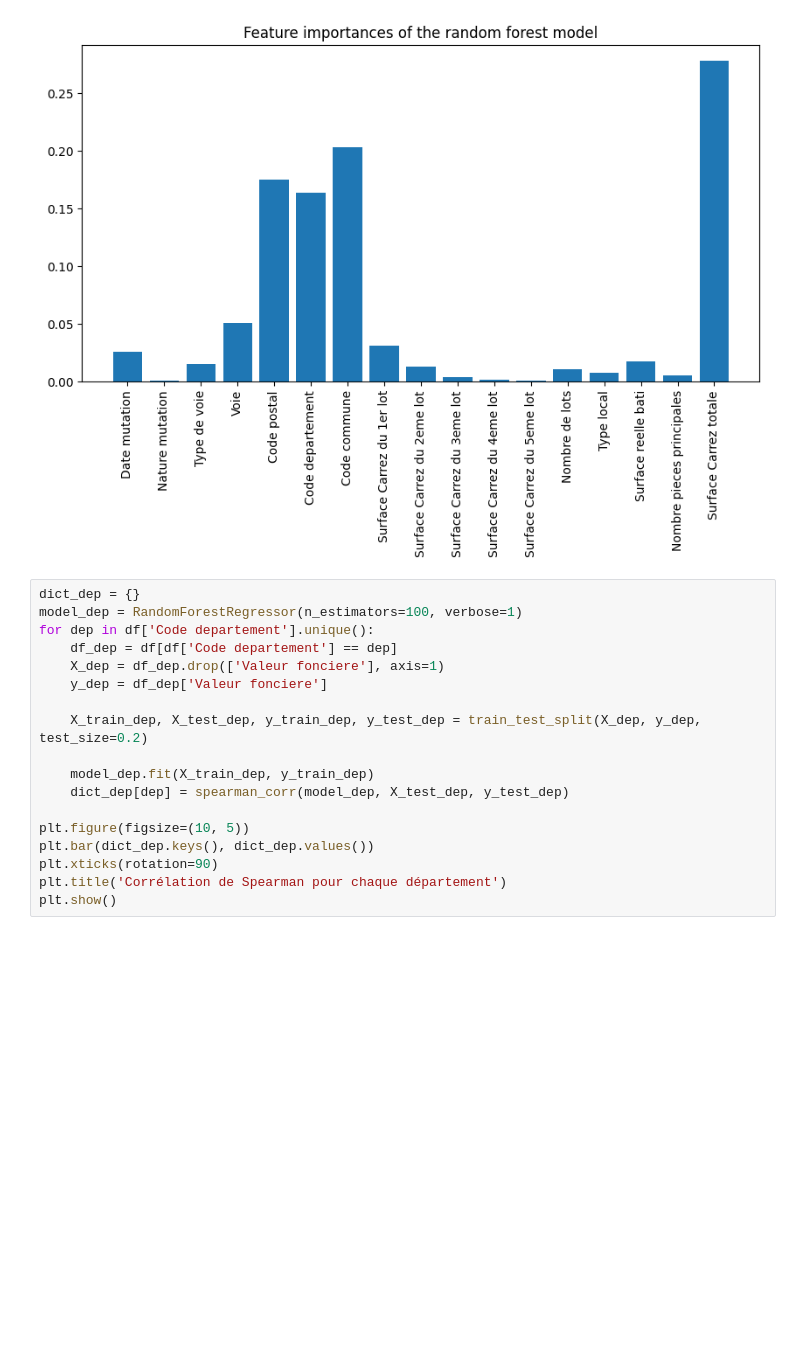
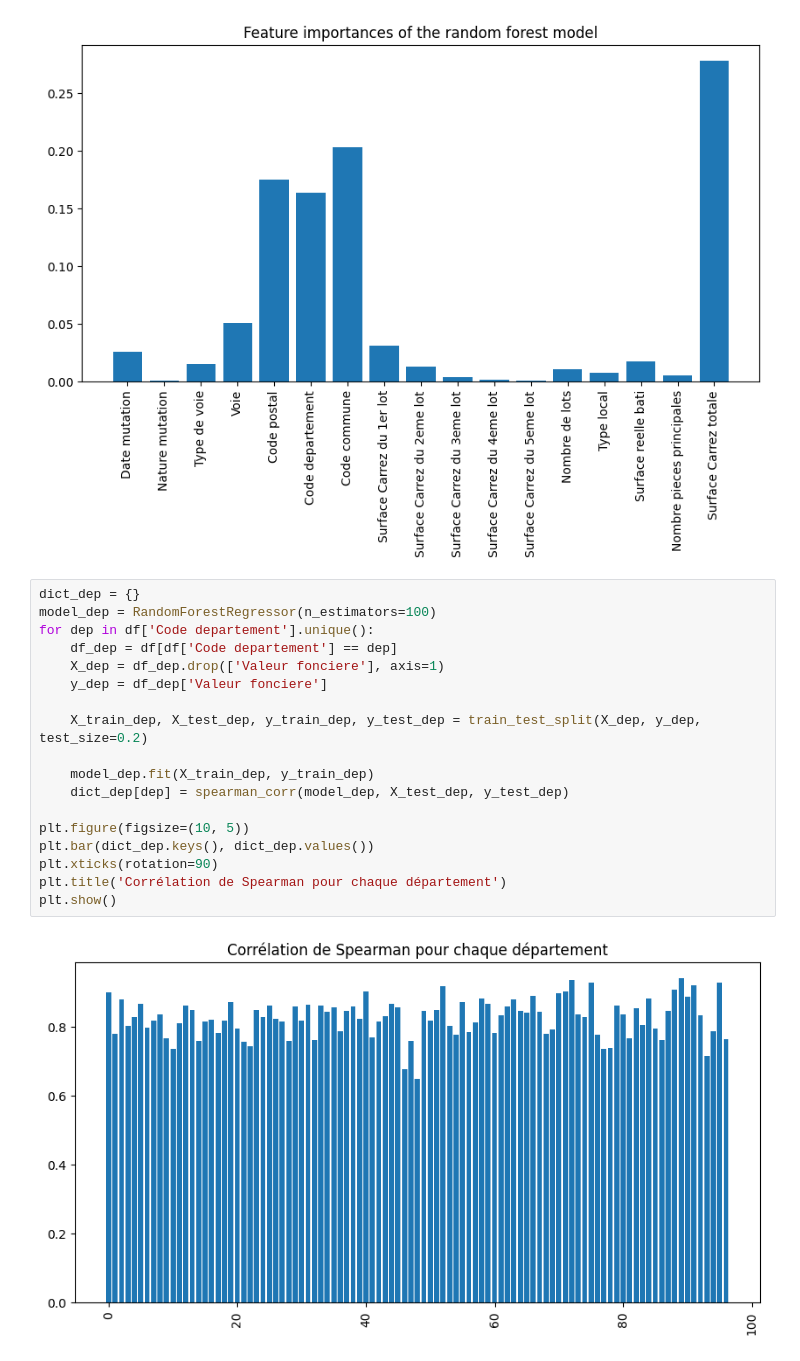
Before and after one commit to JZhg02/MasterCamp, a Jupyter notebook: nicolas.ipynb, the cells around one changed output. Drawn from its saved outputs; the diff is of its cells as text; blank space fills up the shorter version.

Commit message:
added a model for each department

```diff
--- a/nicolas.ipynb
+++ b/nicolas.ipynb
@@ -361,19 +361,21 @@ plt.show()
 [figure]
 # %%
 dict_dep = {}
-model_dep = RandomForestRegressor(n_estimators=100, verbose=1)
+model_dep = RandomForestRegressor(n_estimators=100)
 for dep in df['Code departement'].unique():
     df_dep = df[df['Code departement'] == dep]
     X_dep = df_dep.drop(['Valeur fonciere'], axis=1)
     y_dep = df_dep['Valeur fonciere']
 
     X_train_dep, X_test_dep, y_train_dep, y_test_dep = train_test_split(X_dep, y_dep, test_size=0.2)
 
     model_dep.fit(X_train_dep, y_train_dep)
     dict_dep[dep] = spearman_corr(model_dep, X_test_dep, y_test_dep)
 
 plt.figure(figsize=(10, 5))
 plt.bar(dict_dep.keys(), dict_dep.values())
 plt.xticks(rotation=90)
 plt.title('Corrélation de Spearman pour chaque département')
 plt.show()
+# %% [output]
+[figure, added]
```
Also changed, not shown: parts of 1 cell of this notebook.
